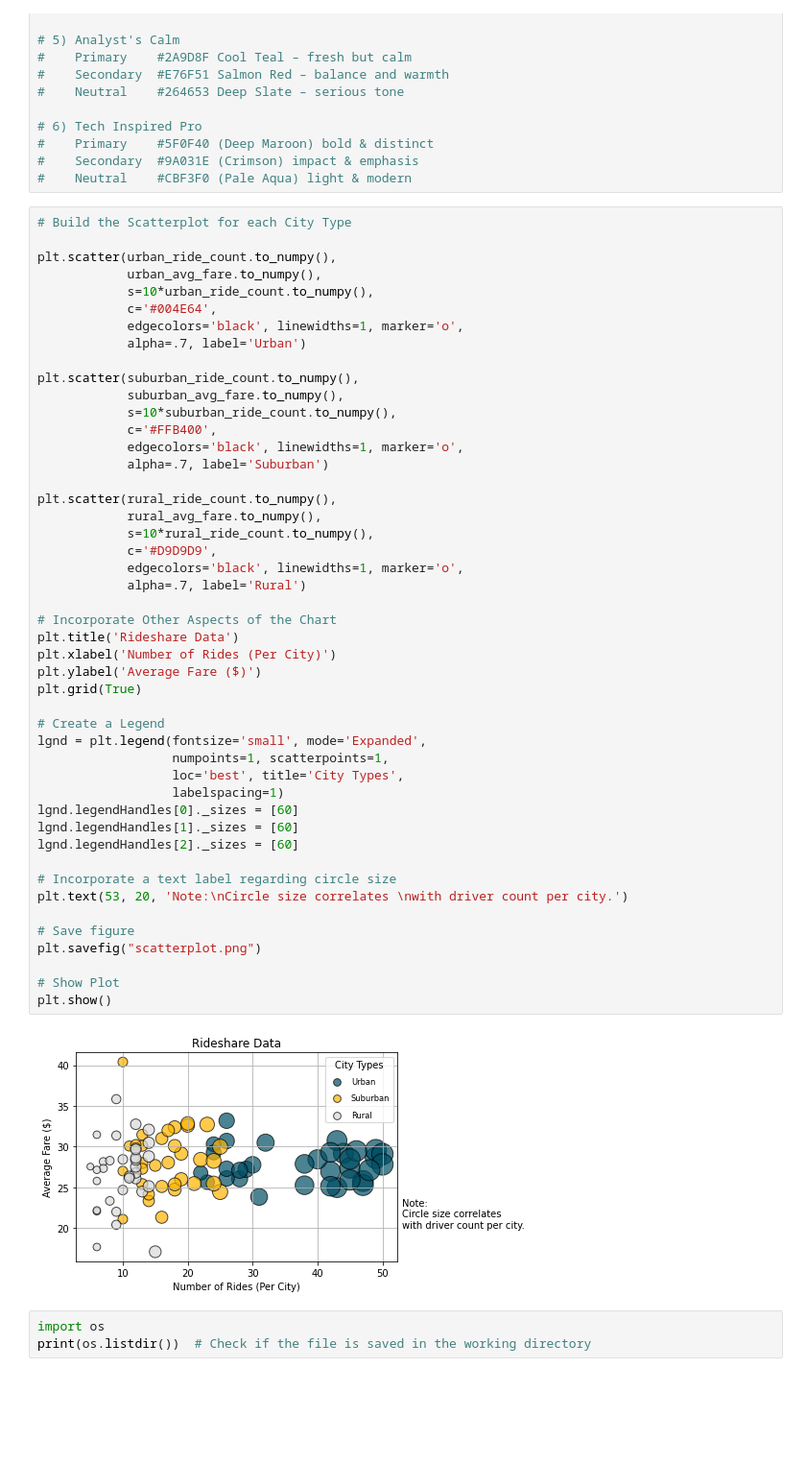
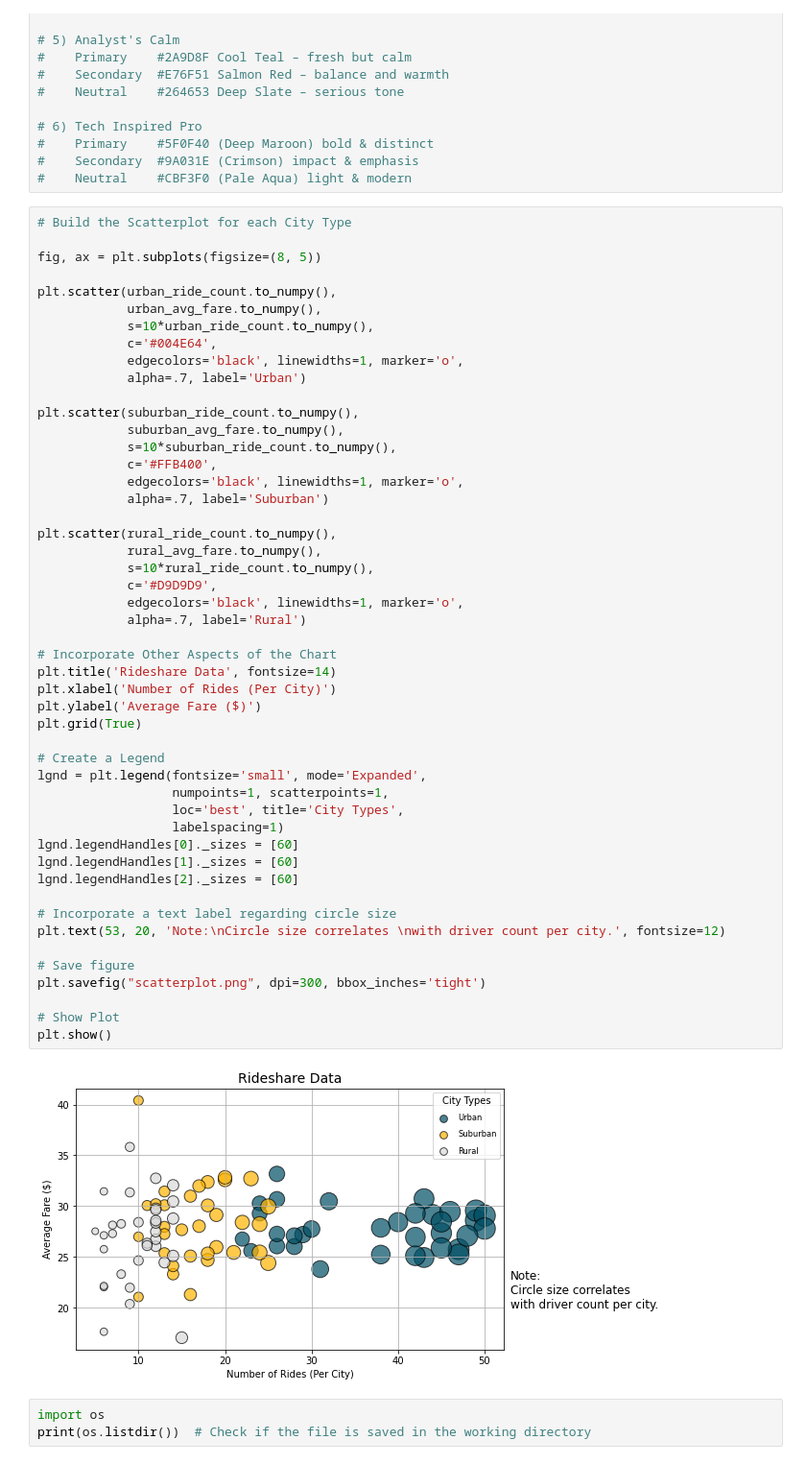
Before and after one commit to mathewqpmiller/WeeklyVizChallenge, a Jupyter notebook: Project1_Rideshare_AverageFare_Trend/RideShareScatterplot.ipynb, the cells around one changed output. Shown at 96% size. Cells and saved outputs as stored; diff of their text form; blank space fills up the shorter version.

Commit message:
Updating image size notes and title

```diff
--- a/Project1_Rideshare_AverageFare_Trend/RideShareScatterplot.ipynb
+++ b/Project1_Rideshare_AverageFare_Trend/RideShareScatterplot.ipynb
@@ -189,6 +189,8 @@ rural_driver_count = rural_cities.groupby('City')["Driver Count"].mean()
 #    Neutral	#CBF3F0	(Pale Aqua) light & modern
 # %%
 # Build the Scatterplot for each City Type
+
+fig, ax = plt.subplots(figsize=(8, 5))
 
 plt.scatter(urban_ride_count.to_numpy(),
             urban_avg_fare.to_numpy(),
@@ -205,37 +207,37 @@ plt.scatter(suburban_ride_count.to_numpy(),
             alpha=.7, label='Suburban')
 
 plt.scatter(rural_ride_count.to_numpy(),
             rural_avg_fare.to_numpy(),
             s=10*rural_ride_count.to_numpy(),
             c='#D9D9D9',
             edgecolors='black', linewidths=1, marker='o',
             alpha=.7, label='Rural')
 
 # Incorporate Other Aspects of the Chart
-plt.title('Rideshare Data')
+plt.title('Rideshare Data', fontsize=14)
 plt.xlabel('Number of Rides (Per City)')
 plt.ylabel('Average Fare ($)')
 plt.grid(True)
 
 # Create a Legend
 lgnd = plt.legend(fontsize='small', mode='Expanded',
                   numpoints=1, scatterpoints=1,
                   loc='best', title='City Types',
                   labelspacing=1)
 lgnd.legendHandles[0]._sizes = [60]
 lgnd.legendHandles[1]._sizes = [60]
 lgnd.legendHandles[2]._sizes = [60]
 
 # Incorporate a text label regarding circle size
-plt.text(53, 20, 'Note:\nCircle size correlates \nwith driver count per city.')
+plt.text(53, 20, 'Note:\nCircle size correlates \nwith driver count per city.', fontsize=12)
 
 # Save figure
-plt.savefig("scatterplot.png")
+plt.savefig("scatterplot.png", dpi=300, bbox_inches='tight')
 
 # Show Plot
 plt.show()
 # %% [output]
-[figure, old version]
+[figure, new version]
 # %%
 import os
 print(os.listdir())  # Check if the file is saved in the working directory
```
Also changed, not shown: 3 other files.
